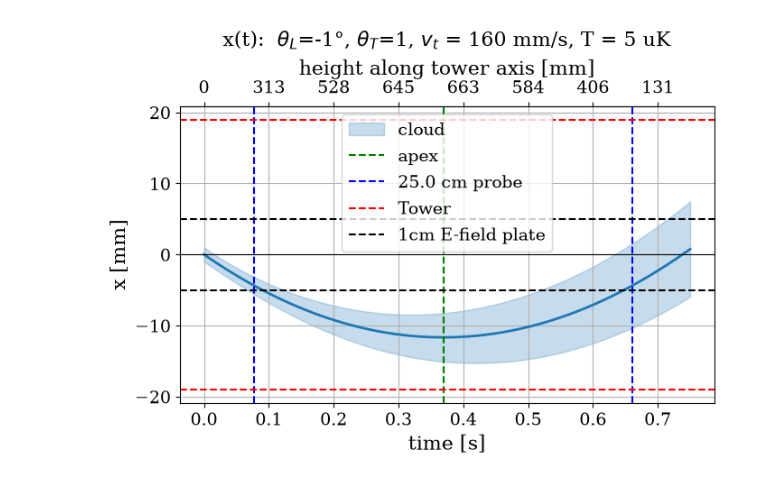
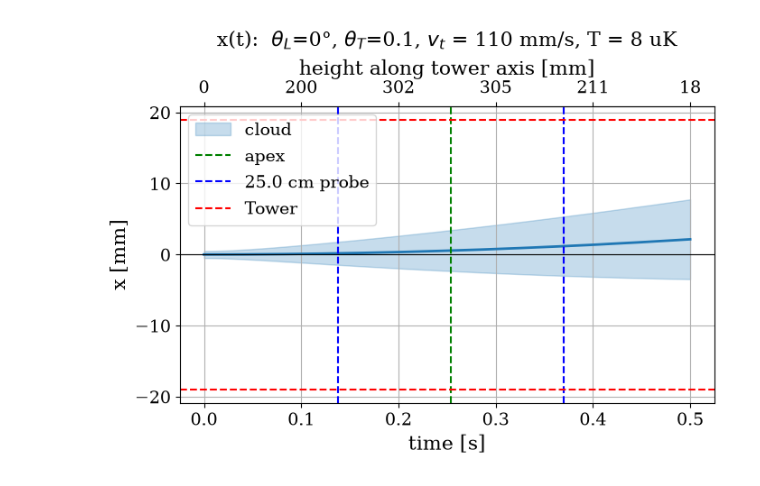
Before and after one commit to josephmlev/eedm_jml, a Jupyter notebook: daqAnalysisAndExperiments/launch/launchAngleCalc.ipynb, the cells around one changed output. Drawn from its saved outputs; the diff is of its cells as text; code cells hidden in the pictures.

```diff
--- a/daqAnalysisAndExperiments/launch/launchAngleCalc.ipynb
+++ b/daqAnalysisAndExperiments/launch/launchAngleCalc.ipynb
@@ -18,17 +18,17 @@ m_cs = 132.90545 * 1.66053906660e-27   # kg
 
 # ---- parameters ----
 x0         = 0.0      # initial x offset, m
-vi_t       = 160      # track speed, mm/s
+vi_t       = 110      # track speed, mm/s
 g          = 9.81     # m/s^2
 d          = 0.038    # tower diameter, m
 
-theta_l    = -1      # launch angle from axis, deg (cw +)
-theta_t    = 1       # tower angle from vertical, deg (cw +)
+theta_l    = -0      # launch angle from axis, deg (cw +)
+theta_t    = .1       # tower angle from vertical, deg (cw +)
 
-d_cloud_i  = 2.0      # initial cloud diameter, mm
-T          = 5      # cloud temperature, uK
+d_cloud_i  = 1.0      # initial cloud diameter, mm
+T          = 8      # cloud temperature, uK
 
-t_max = .75           # s
+t_max = .5           # s
 t = np.linspace(0, t_max, 1000)
 
 y_probe = 0.25
@@ -68,33 +68,33 @@ plt.axvline(t_apex, color='g', lw=1.5, ls='--', label = 'apex')
 #show probe beam
 a_y = vi * np.cos(thL)
 b_y = 0.5 * g * np.cos(thT)
 disc = a_y**2 - 4 * b_y * (y_probe)              # y_probe in meters
 if disc >= 0:
     t_up   = (a_y - np.sqrt(disc)) / (2 * b_y)
     t_down = (a_y + np.sqrt(disc)) / (2 * b_y)
     plt.axvline(t_up,   color='b', lw=1.5, ls='--', label=f'{y_probe*100} cm probe')
     plt.axvline(t_down, color='b', lw=1.5, ls='--')
 
 #make all axes
 ax = plt.gca()
 ax.set_xlabel('time [s]')
 secax = ax.secondary_xaxis('top')
 tick_t = ax.get_xticks()
 secax.set_xticks(tick_t)
 secax.set_xticklabels([f'{yy*1e3:.0f}' for yy in np.interp(tick_t, t, y)])
 secax.set_xlabel('height along tower axis [mm]')
 ax.set_ylabel('x [mm]')
 
 plt.axhline(0, color='k', lw=0.8)
 plt.axhline(d / 2 * 1e3, color='r', lw=1.5, ls='--', label = "Tower")
 plt.axhline(-d / 2 * 1e3, color='r', lw=1.5, ls='--')
-plt.axhline(0.005 * 1e3, color='k', lw=1.5, ls='--', label = "1cm E-field plate")
-plt.axhline(-0.005 * 1e3, color='k', lw=1.5, ls='--')
+#plt.axhline(0.005 * 1e3, color='k', lw=1.5, ls='--', label = "1cm E-field plate")
+#plt.axhline(-0.005 * 1e3, color='k', lw=1.5, ls='--')
 
 plt.title(f'x(t):  $\\theta_L$={theta_l}°, $\\theta_T$={theta_t}, $v_t$ = {vi_t} mm/s, T = {T} uK', pad = 10)
 plt.legend()
 plt.tight_layout()
 plt.grid(True)
 plt.show()
 # %% [output]
-[figure, old version]
+[figure, new version]
```
Also changed, not shown: 2 other files.
